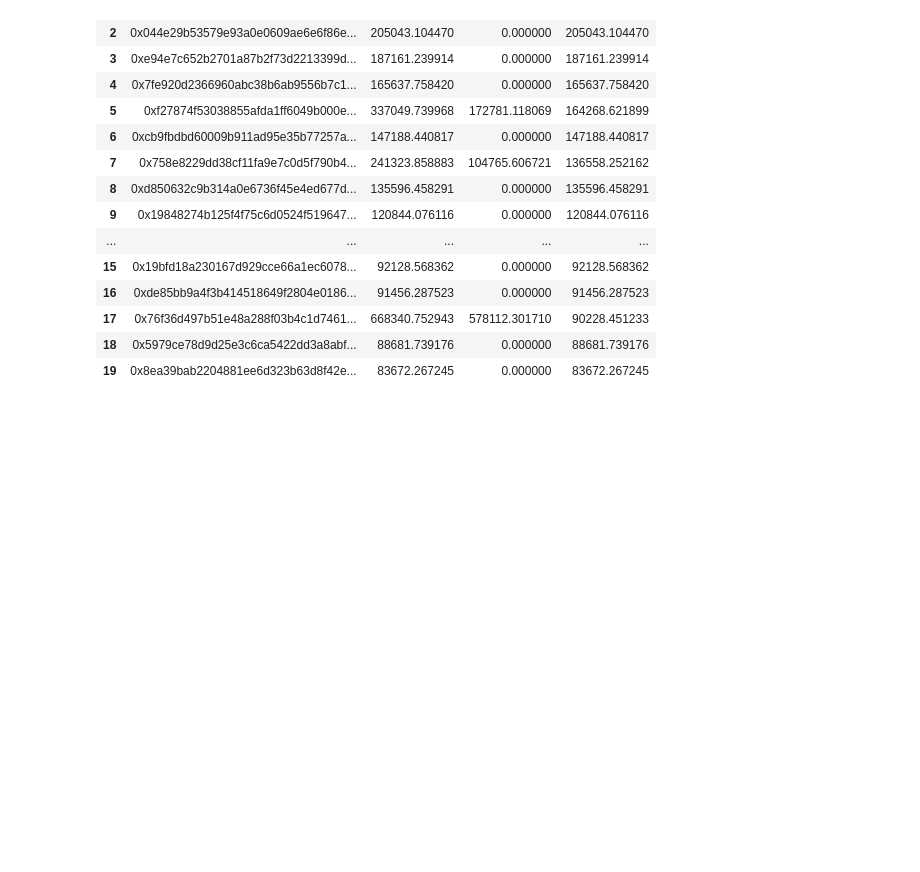
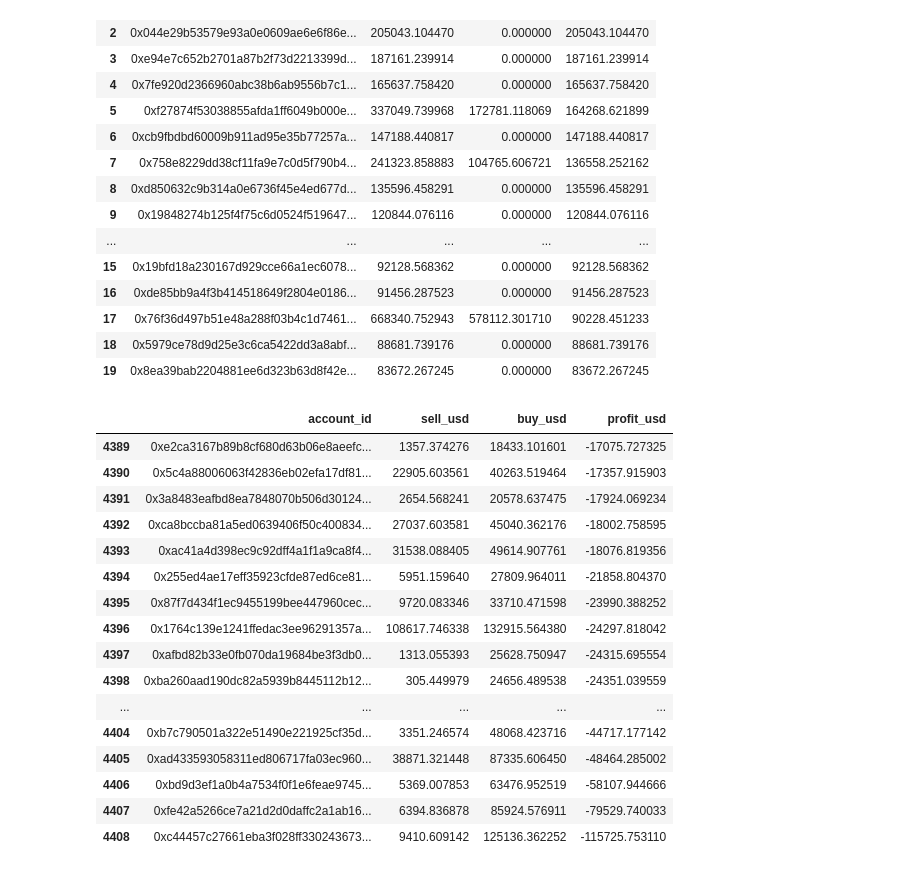
Before and after one commit to Evan-Kim2028/pepe_swaps_analysis, a Jupyter notebook: analysis.ipynb, the cells around one changed output. Saved outputs shown, nothing was run; the diff lists cells and outputs as text; code cells hidden in the pictures; blank space fills up the shorter version.

```diff
--- a/analysis.ipynb
+++ b/analysis.ipynb
@@ -54,3 +55,24 @@ totals_pd_df.head(20)
 | 17 | 0x76f36d497b51e48a288f03b4c1d7461... | 668340.752943 | 578112.301710 | 90228.451233 |
 | 18 | 0x5979ce78d9d25e3c6ca5422dd3a8abf... | 88681.739176 | 0.000000 | 88681.739176 |
 | 19 | 0x8ea39bab2204881ee6d323b63d8f42e... | 83672.267245 | 0.000000 | 83672.267245 |
+# %%
+# losers
+totals_pd_df.tail(20)
+# %% [output]
+|  | account_id | sell_usd | buy_usd | profit_usd |
+| 4389 | 0xe2ca3167b89b8cf680d63b06e8aeefc... | 1357.374276 | 18433.101601 | -17075.727325 |
+| 4390 | 0x5c4a88006063f42836eb02efa17df81... | 22905.603561 | 40263.519464 | -17357.915903 |
+| 4391 | 0x3a8483eafbd8ea7848070b506d30124... | 2654.568241 | 20578.637475 | -17924.069234 |
+| 4392 | 0xca8bccba81a5ed0639406f50c400834... | 27037.603581 | 45040.362176 | -18002.758595 |
+| 4393 | 0xac41a4d398ec9c92dff4a1f1a9ca8f4... | 31538.088405 | 49614.907761 | -18076.819356 |
+| 4394 | 0x255ed4ae17eff35923cfde87ed6ce81... | 5951.159640 | 27809.964011 | -21858.804370 |
+| 4395 | 0x87f7d434f1ec9455199bee447960cec... | 9720.083346 | 33710.471598 | -23990.388252 |
+| 4396 | 0x1764c139e1241ffedac3ee96291357a... | 108617.746338 | 132915.564380 | -24297.818042 |
+| 4397 | 0xafbd82b33e0fb070da19684be3f3db0... | 1313.055393 | 25628.750947 | -24315.695554 |
+| 4398 | 0xba260aad190dc82a5939b8445112b12... | 305.449979 | 24656.489538 | -24351.039559 |
+| ... | ... | ... | ... | ... |
+| 4404 | 0xb7c790501a322e51490e221925cf35d... | 3351.246574 | 48068.423716 | -44717.177142 |
+| 4405 | 0xad433593058311ed806717fa03ec960... | 38871.321448 | 87335.606450 | -48464.285002 |
+| 4406 | 0xbd9d3ef1a0b4a7534f0f1e6feae9745... | 5369.007853 | 63476.952519 | -58107.944666 |
+| 4407 | 0xfe42a5266ce7a21d2d0daffc2a1ab16... | 6394.836878 | 85924.576911 | -79529.740033 |
+| 4408 | 0xc44457c27661eba3f028ff330243673... | 9410.609142 | 125136.362252 | -115725.753110 |
```
Also changed, not shown: parts of 2 cells of this notebook.
